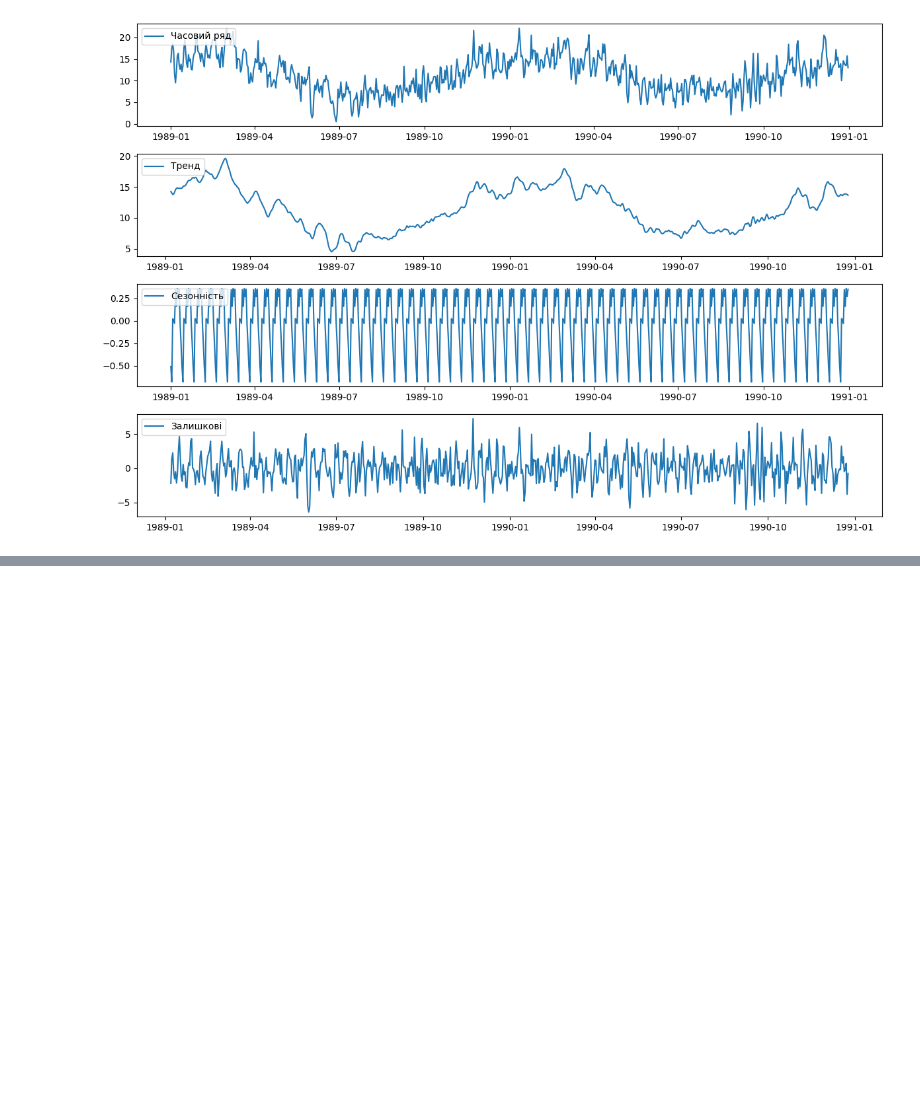
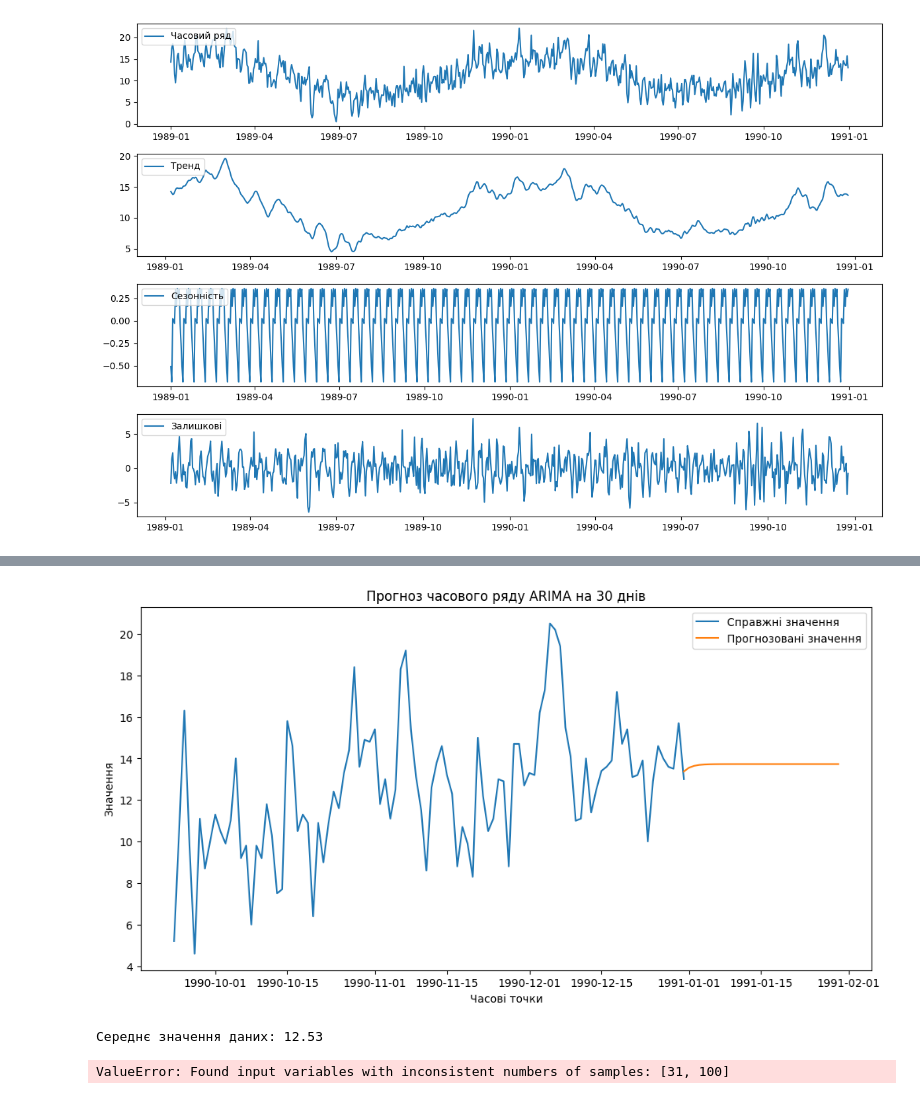
Before and after one commit to AnnaIvn/ml2023, a Jupyter notebook: Labs/Lab2/lab3.ipynb, the cells around one changed output, grey strips where cells are left out. Drawn from its saved outputs; the diff is of its cells as text; code cells hidden in the pictures; blank space fills up the shorter version.

Commit message:
lab2. part2 - added prediction

```diff
--- a/Labs/Lab2/lab3.ipynb
+++ b/Labs/Lab2/lab3.ipynb
@@ -333,0 +344,4 @@ plt.show()
+# %%
+model2=ARIMA(transport_df['TransportData'], order=(1,1,1))
+model2=model2.fit()
+transport_df.tail
@@ -333,0 +364,10 @@ plt.show()
+# %%
+# So indexes in date format
+index_future_dates=pd.date_range(start='1990-12-31', end='1991-1-30')
+
+# Here prediction is made, for 30 days
+pred=model2.predict(start=len(transport_df), end=len(transport_df)+30, typ='levels').rename('ARIMA Predictions')
+
+# Indexing predictons
+pred.index=index_future_dates
+print(pred)
@@ -333,0 +392,16 @@ plt.show()
+# %%
+# pred.plot(figsize=(12,5), legend=True)
+plt.figure(figsize=(12, 6))
+plt.plot(transport_df['TransportData'].iloc[-100:], label='Справжні значення')
+plt.plot(pred, label='Прогнозовані значення')
+
+plt.title('Прогноз часового ряду ARIMA на 30 днів')
+plt.xlabel('Часові точки')
+plt.ylabel('Значення')
+
+plt.legend()
+plt.show()
+# %% [output]
+[figure, added]
+Середнє значення даних: 12.53
+ValueError: Found input variables with inconsistent numbers of samples: [31, 100]
```
Also changed, not shown: parts of 3 cells of this notebook.
